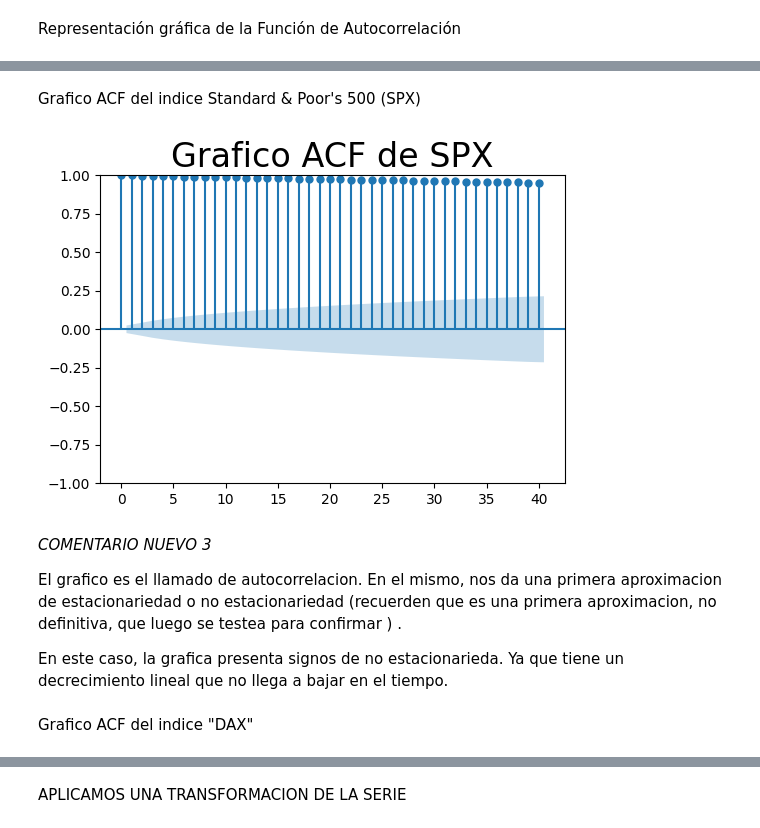
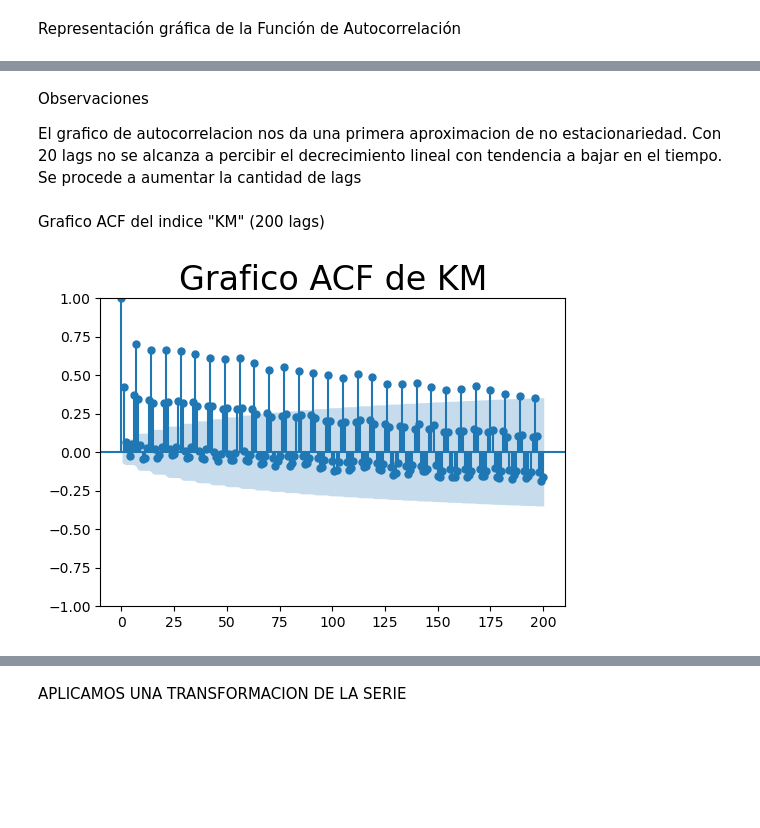
Before and after one commit to rstvz90/AST_G4, a Jupyter notebook: TP_G4_KM.ipynb, the cells around one changed output, grey strips where cells are left out. Cells and saved outputs as stored; diff of their text form; code cells hidden in the pictures; blank space fills up the shorter version.

```diff
--- a/TP_G4_KM.ipynb
+++ b/TP_G4_KM.ipynb
@@ -106,0 +103,3 @@ dtype: object
+# %%
+df = df_km.loc['2021-10-01':'2023-10-31']
+df_km = df_km.sort_values(by=['Fecha'], ascending=True)
@@ -135,4 +156,4 @@ Name: 760, dtype: object
 # %% [markdown]
 Seteamos como index del dataset segun el dia
 # %%
-df_km.set_index("Fecha")
+df_km.set_index("Fecha",inplace=True)
@@ -197,6 +187,3 @@ df_km
 | 2023-10-30 | 101843.308 |
 | 2023-10-31 | 102381.640 |
 762 rows × 1 columns
-# %%
-df_km=df_km.asfreq('d')
-df_km.head()
@@ -321,16 +293,13 @@ matplotlib.rcParams['figure.figsize']=[6.0,4.0]
+# %% [markdown]
+Observaciones
+
+El grafico de autocorrelacion nos da una primera aproximacion de no estacionariedad.
+Con 20 lags no se alcanza a percibir el decrecimiento lineal con tendencia a bajar en el tiempo. Se procede a aumentar la cantidad de lags
 # %% [markdown]
-Grafico ACF del indice Standard & Poor's 500 (SPX)
+Grafico ACF del indice "KM" (200 lags)
 # %%
-plot_acf(df_comp.KM,lags=40)
-plt.title("Grafico ACF de SPX", size= 24)
+plot_acf(df_km.KM,lags=200)
+plt.title("Grafico ACF de KM", size= 24)
 plt.show()
 # %% [output]
-[figure, old version]
+[figure, new version]
-# %% [markdown]
-*COMENTARIO NUEVO 3*
-
-El grafico es el llamado de autocorrelacion. En el mismo, nos da una primera aproximacion de estacionariedad o no estacionariedad (recuerden que es una primera aproximacion, no definitiva, que luego se testea para confirmar ) .
-
-En este caso, la grafica presenta signos de no estacionarieda. Ya que tiene un decrecimiento lineal que no llega a bajar en el tiempo.
-# %% [markdown]
-Grafico ACF del indice "DAX"
```
Also changed, not shown: parts of 51 cells of this notebook.
